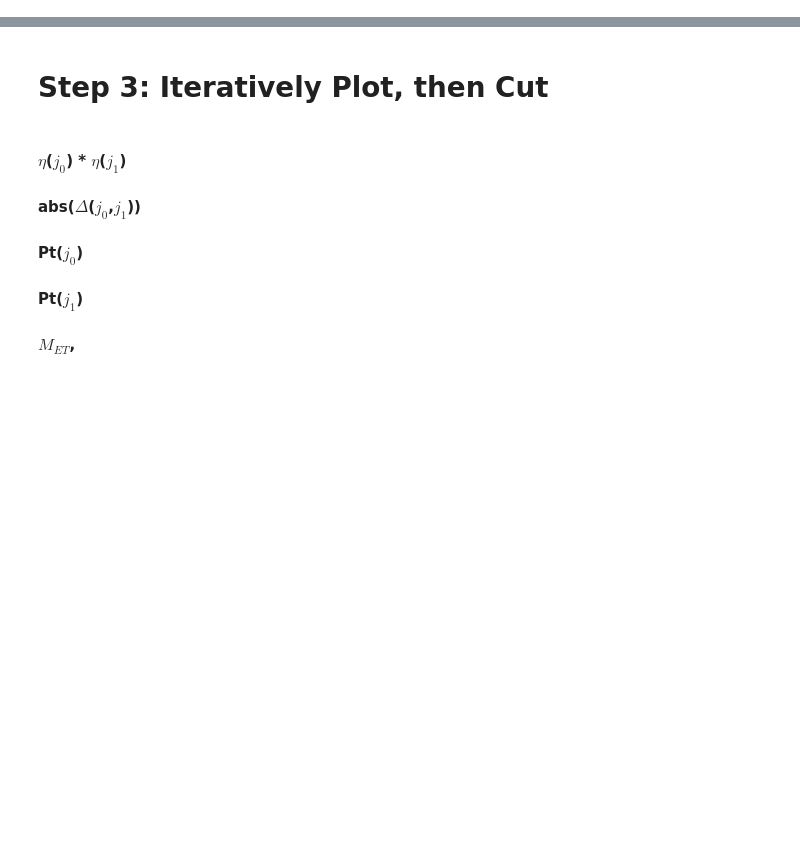
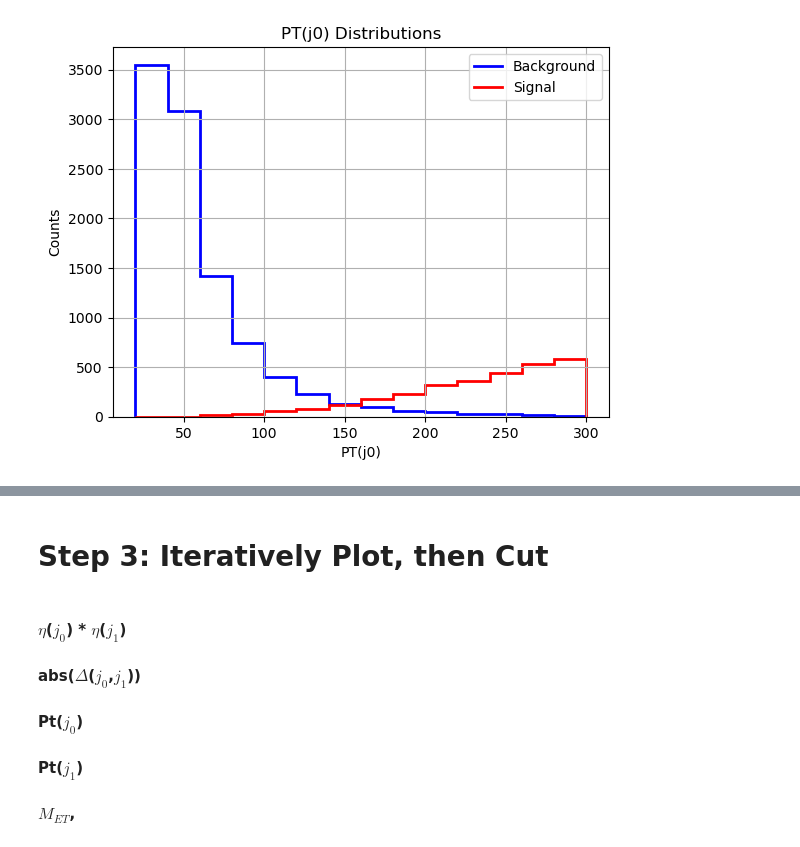
Before and after one commit to MarioPardo/UDEA_HEP_Analysis, a Jupyter notebook: AnalysisTemplate.ipynb, the cells around one changed output, grey strips where cells are left out. Drawn from its saved outputs; the diff is of its cells as text; code cells hidden in the pictures; blank space fills up the shorter version.

```diff
--- a/AnalysisTemplate.ipynb
+++ b/AnalysisTemplate.ipynb
@@ -111,0 +125,99 @@ plt.show()
+# %%
+# Create histograms
+
+#J0
+pt_j0_hist_background = Hist(
+    axis.Regular(binning["PT"]["bins"], *binning["PT"]["range"], name="PT_J0", label="PT_J0")
+)
+pt_j0_hist_signal = Hist(
+    axis.Regular(binning["PT"]["bins"], *binning["PT"]["range"], name="PT_J0", label="PT_J0")
+)
+
+#J1
+pt_j1_hist_background = Hist(
+    axis.Regular(binning["PT"]["bins"], *binning["PT"]["range"], name="PT_J1", label="PT_J1")
+)
+pt_j1_hist_signal = Hist(
+    axis.Regular(binning["PT"]["bins"], *binning["PT"]["range"], name="PT_J1", label="PT_J1")
+)
+
+
+# Signal processing
+signal_jets_pt = signal_tree["Jet.PT"].array(library="np")
+signal_filtered_jets_pt = [entry for entry in signal_jets_pt if len(entry) >= 2]  # At least two entries
+signal_pt_j0 = np.array([entry[0] for entry in signal_filtered_jets_pt])
+signal_pt_j1 = np.array([entry[1] for entry in signal_filtered_jets_pt])
+
+# Ensure weights match the number of entries in filtered data
+valid_indices = [i for i, entry in enumerate(signal_jets_pt) if len(entry) >= 2]
+signal_weights_filtered = np.array([signal_weights[i] for i in valid_indices])
+normalized_signal_weights_filtered = signal_weights_filtered / np.mean(signal_weights_filtered)
+
+pt_j0_hist_signal.fill(PT_J0=signal_pt_j0, weight=normalized_signal_weights_filtered[:len(signal_pt_j0)])
+pt_j1_hist_signal.fill(PT_J1=signal_pt_j1, weight=normalized_signal_weights_filtered[:len(signal_pt_j1)])
+
+
+tempy = None
+# Background processing
+for root_file in os.listdir(background_folder):
+    if root_file.endswith(".root"):
+        file_path = os.path.join(background_folder, root_file)
+        background_file = uproot.open(file_path)
+        background_tree = background_file[tree_name]
+
+        # Extract and normalize weights
+        background_weights = background_tree["Event/Event.Weight"].array(library="np")
+        normalized_background_weights = background_weights / np.mean(background_weights)
+
+        # Extract and filter jet PT
+        background_jets_pt = background_tree["Jet.PT"].array(library="np")
+        background_filtered_jets_pt = [entry for entry in background_jets_pt if len(entry) >= 2]  # At least two entries
+
+        # Extract PT J0 and PT J1
+        background_pt_j0 = np.array([entry[0] for entry in background_filtered_jets_pt])
+        tempy = background_pt_j0
+        background_pt_j1 = np.array([entry[1] for entry in background_filtered_jets_pt])
+
+        # Ensure weights match the number of entries in filtered data
+        valid_indices = [i for i, entry in enumerate(background_jets_pt) if len(entry) >= 2]
+        filtered_weights = np.array([background_weights[i] for i in valid_indices])
+        normalized_bkg_filtered_weights = filtered_weights / np.mean(filtered_weights)
+
+        # Make sure filtered weights are aligned with filtered data
+        if len(background_pt_j0) <= len(normalized_bkg_filtered_weights):
+            pt_j0_hist_background.fill(PT_J0=background_pt_j0, weight=normalized_bkg_filtered_weights[:len(background_pt_j0)])
+            pt_j1_hist_background.fill(PT_J1=background_pt_j1, weight=normalized_bkg_filtered_weights[:len(background_pt_j1)])
+
+
+
+#Set up histogram
+
+
+
+plt.stairs(
+    pt_j0_hist_background.values(),
+    pt_j0_hist_background.axes[0].edges,
+    color='blue',
+    label='Background',
+    linewidth=2
+)
+
+plt.stairs(
+    pt_j0_hist_signal.values(),
+    pt_j0_hist_signal.axes[0].edges,
+    color='red',
+    label='Signal',
+    linewidth=2
+)
+
+# Add labels and legend
+plt.xlabel('PT(j0)')
+plt.ylabel('Counts')
+plt.title('PT(j0) Distributions')
+plt.legend()
+plt.grid(True)
+
+# Show the plot
+plt.show()
+# %% [output]
+[figure, added]
```
Also changed, not shown: parts of 12 cells of this notebook.
